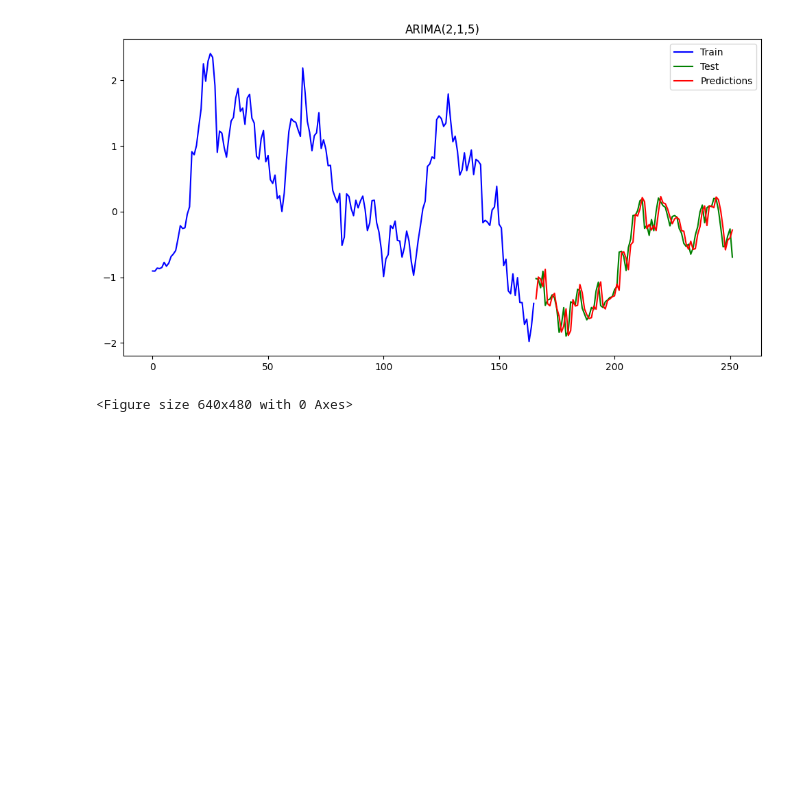
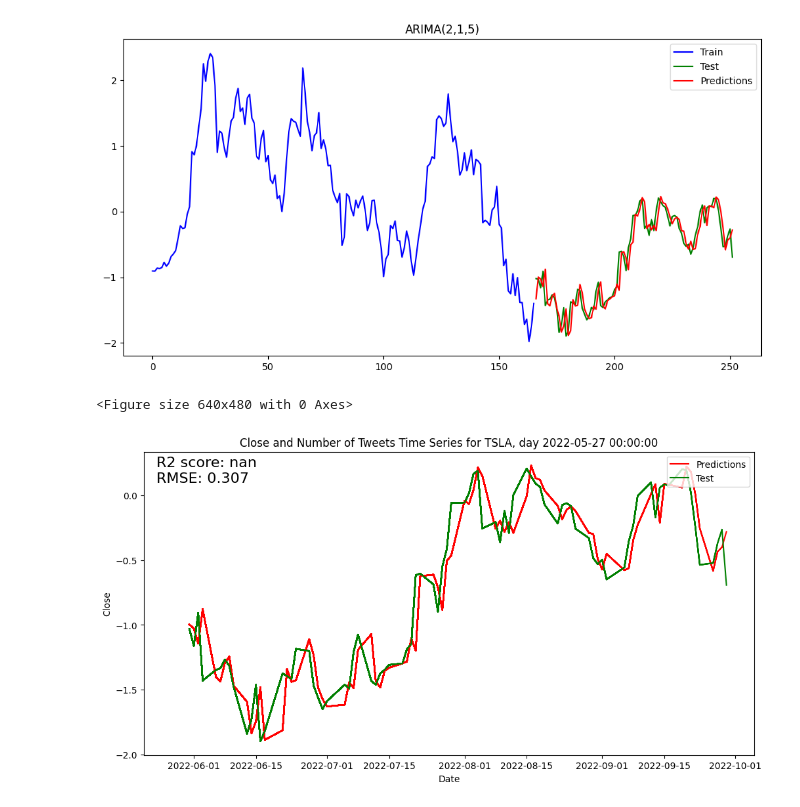
Before and after one commit to OmarAtyqy/stock-prediction-using-sentiment-analysis, a Jupyter notebook: eda/eda_tweetstocks.ipynb, the cells around one changed output. Cells and saved outputs as stored; diff of their text form; code cells hidden in the pictures; blank space fills up the shorter version.

Commit message:
add animation for the forecasting

```diff
--- a/eda/eda_tweetstocks.ipynb
+++ b/eda/eda_tweetstocks.ipynb
@@ -399,9 +380,9 @@ with open(MODEL_PATH+'arima_({},{},{}).pkl'.format(p,d,q), 'wb') as f:
 # split into train and test sets
 X = aggregated_poc['Close'].values
 exogenous = aggregated_poc[['Volume',"Open", 'Count', 'max_tfidf', 'mean_tfidf', 'sum_tfidf']].values
-size = int(len(X) * 0.66)
-trainX, testX = X[0:size], X[size:len(X)]
-train_exogenous, test_exogenous = exogenous[0:size], exogenous[size:len(X)]
+166 = int(len(X) * 0.66)
+trainX, testX = X[0:166], X[166:len(X)]
+train_exogenous, test_exogenous = exogenous[0:166], exogenous[166:len(X)]
 historyX = [x for x in trainX]
 history_exogenous = [x for x in train_exogenous]
 predictions = list()
@@ -438,3 +419,37 @@ pyplot.savefig(FIG_PATH+'ARIMA({},{},{})_forecast.png'.format(p,d,q))
 # %% [output]
 [figure]
 <Figure size 640x480 with 0 Axes>
+# %%
+# add a gif of the forecast day by day using matplotlib.animation
+import matplotlib.animation as animation
+from matplotlib.animation import PillowWriter
+
+fig, ax = plt.subplots(figsize=(12, 6))
+ax.plot(aggregated_poc['Date'][166], predictions[0], 'r-', label='Predictions')
+ax.plot(aggregated_poc['Date'][166], testX[0], 'g-', label='Test')
+ax.set_xlabel('Date')
+ax.set_ylabel('Close')
+ax.set_title('Close and Number of Tweets Time Series for TSLA, day {}'.format(aggregated_poc['Date'][166]))
+ax.legend(loc='upper right', ncol=1)
+
+def animate(i):
+    ax.set_xlabel('Date')
+    ax.set_ylabel('Close')
+    ax.set_title('Close and Number of Tweets Time Series for TSLA, day {}'.format(aggregated_poc['Date'][166+i]))
+    ax.plot(aggregated_poc['Date'][167: 168+i], predictions[1:2+i], 'r-', label='Predictions')
+    ax.plot(aggregated_poc['Date'][167: 168+i], testX[1:2+i], 'g-', label='Test')
+    # add the R2 score to the plot
+    r2 = r2_score(testX[0:1+i], predictions[0:1+i])
+    rmse = sqrt(mean_squared_error(testX[0:1+i], predictions[0:1+i]))
+    # delete the previous R2 score
+    for text in ax.texts:
+        text.set_visible(False)
+    # add the new R2 score
+    ax.text(0.02, 0.95, 'R2 score: {:.3f}'.format(r2), transform=ax.transAxes, fontsize=16)
+    ax.text(0.02, 0.9, 'RMSE: {:.3f}'.format(rmse), transform=ax.transAxes, fontsize=16)
+    return ax
+
+ani = animation.FuncAnimation(fig, animate, frames=len(predictions)-1, interval=1000)
+ani.save(FIG_PATH+'ARIMA({},{},{})_forecast.gif'.format(p,d,q), writer=PillowWriter(fps=2))
+# %% [output]
+[figure, added]
```
Also changed, not shown: parts of 2 cells of this notebook, 1 other file.
